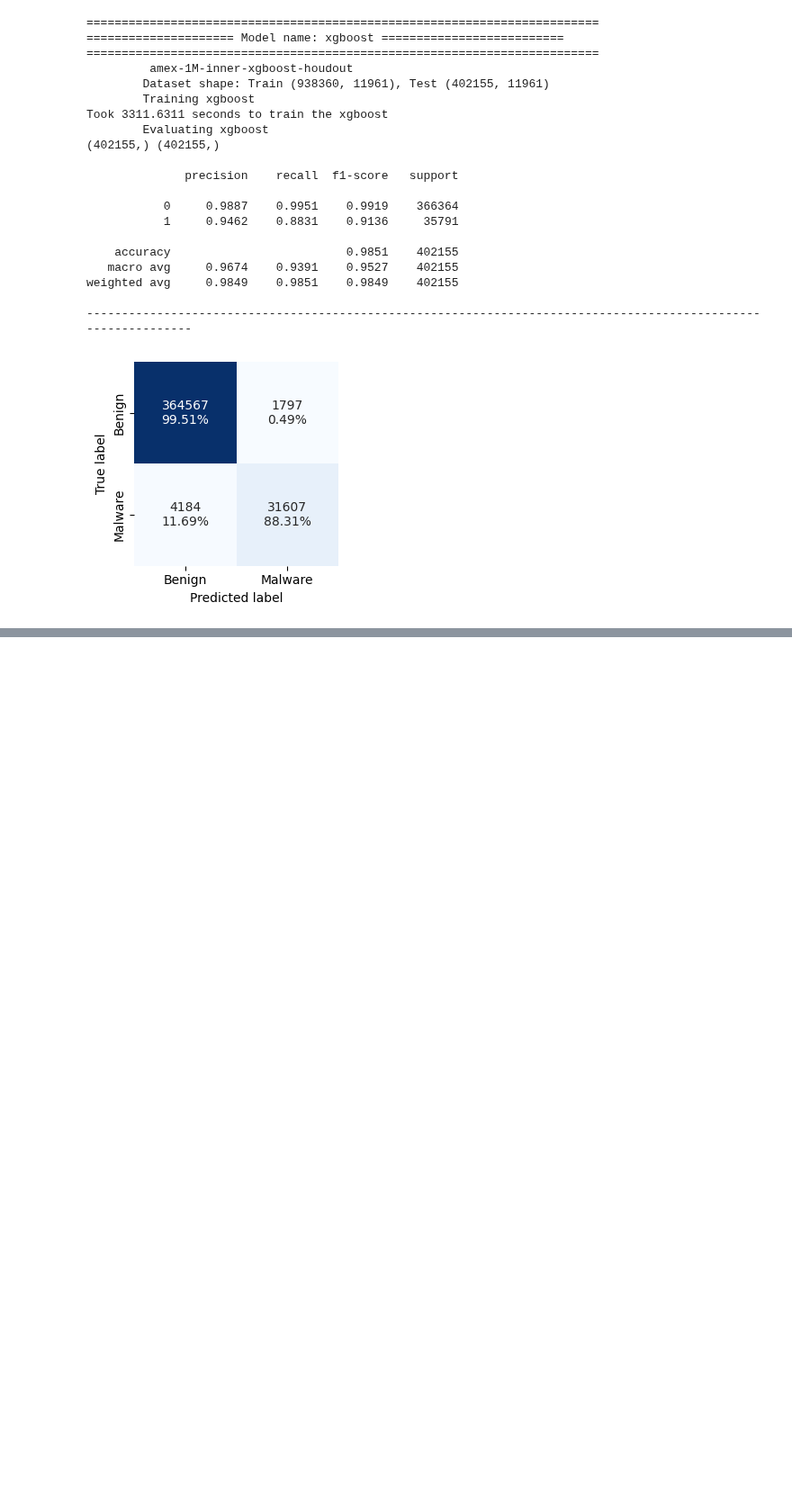
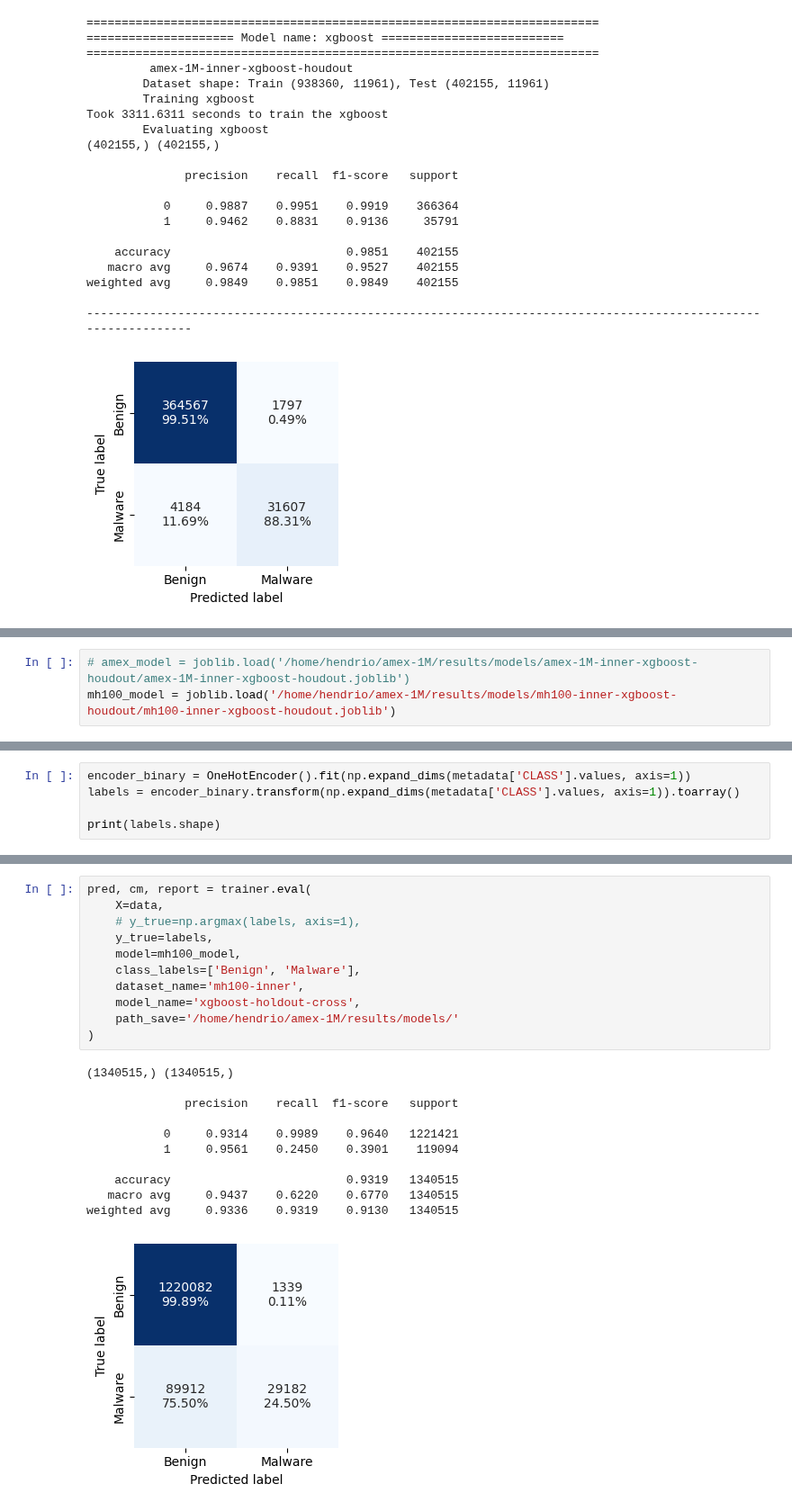
Before and after one commit to Malware-Hunter/MH-1M, a Jupyter notebook: notebooks/3-datasets_comparison.ipynb, the cells around one changed output, grey strips where cells are left out. Shown at 90% size. Drawn from its saved outputs; the diff is of its cells as text; blank space fills up the shorter version.

Commit message:
update results

```diff
--- a/notebooks/3-datasets_comparison.ipynb
+++ b/notebooks/3-datasets_comparison.ipynb
@@ -442,0 +447,3 @@ weighted avg     0.9849    0.9851    0.9849    402155
+# %%
+# amex_model = joblib.load('/home/hendrio/amex-1M/results/models/amex-1M-inner-xgboost-houdout/amex-1M-inner-xgboost-houdout.joblib')
+mh100_model = joblib.load('/home/hendrio/amex-1M/results/models/mh100-inner-xgboost-houdout/mh100-inner-xgboost-houdout.joblib')
@@ -442,0 +454,5 @@ weighted avg     0.9849    0.9851    0.9849    402155
+# %%
+encoder_binary = OneHotEncoder().fit(np.expand_dims(metadata['CLASS'].values, axis=1))
+labels = encoder_binary.transform(np.expand_dims(metadata['CLASS'].values, axis=1)).toarray()
+
+print(labels.shape)
@@ -442,0 +468,23 @@ weighted avg     0.9849    0.9851    0.9849    402155
+# %%
+pred, cm, report = trainer.eval(
+    X=data,
+    # y_true=np.argmax(labels, axis=1),
+    y_true=labels,
+    model=mh100_model,
+    class_labels=['Benign', 'Malware'],
+    dataset_name='mh100-inner',
+    model_name='xgboost-holdout-cross',
+    path_save='/home/hendrio/amex-1M/results/models/'
+)
+# %% [output]
+(1340515,) (1340515,)
+
+              precision    recall  f1-score   support
+
+           0     0.9314    0.9989    0.9640   1221421
+           1     0.9561    0.2450    0.3901    119094
+
+    accuracy                         0.9319   1340515
+   macro avg     0.9437    0.6220    0.6770   1340515
+weighted avg     0.9336    0.9319    0.9130   1340515
+[figure, added]
```
Also changed, not shown: parts of 5 cells of this notebook, 5 other files.
